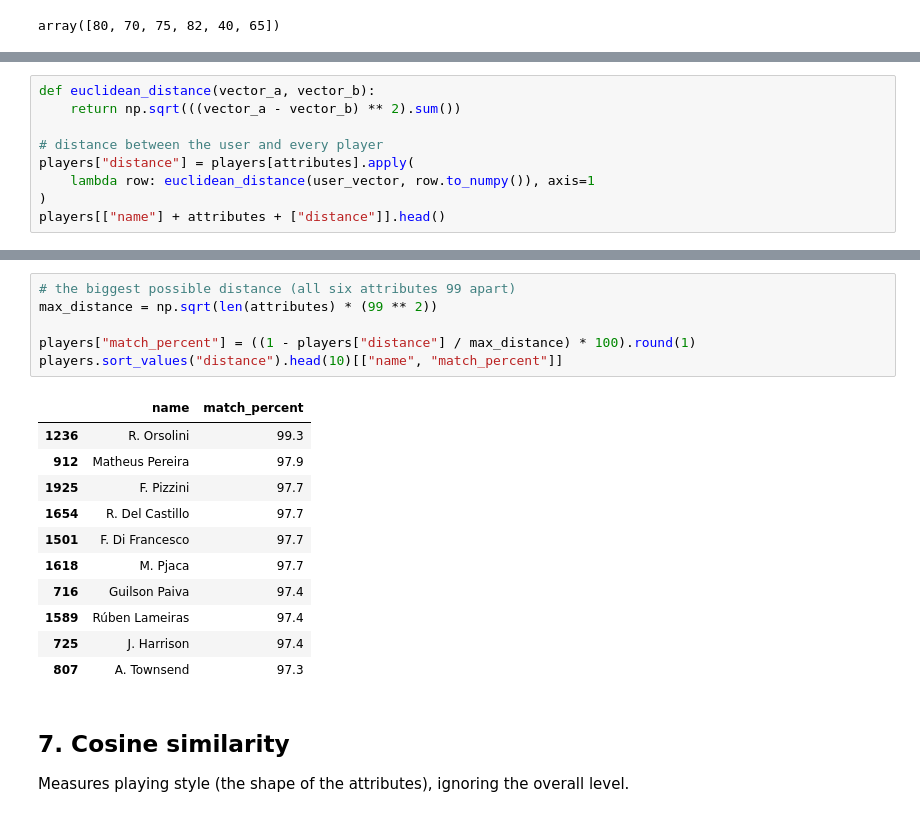
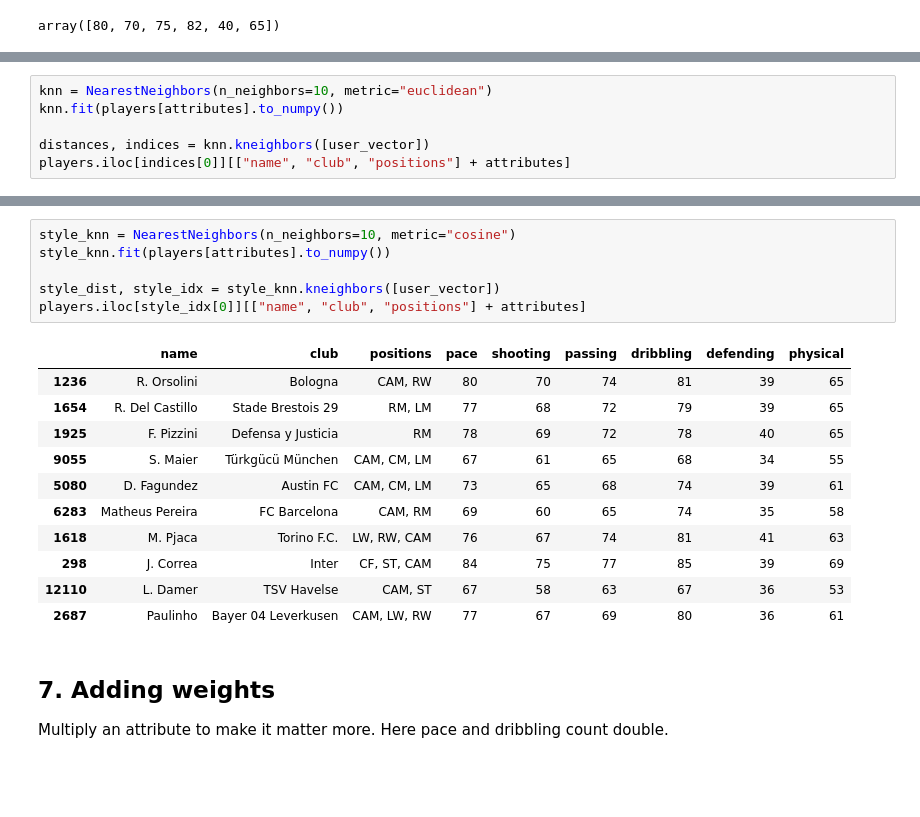
Before and after one commit to Jsn04/ProMatch, a Jupyter notebook: data/similarity.ipynb, the cells around one changed output, grey strips where cells are left out. Saved outputs shown, nothing was run; the diff lists cells and outputs as text; blank space fills up the shorter version.

```diff
--- a/data/similarity.ipynb
+++ b/data/similarity.ipynb
@@ -55,10 +56,7 @@ The overall difference between two players. Smaller = more similar.
 # %%
-def euclidean_distance(vector_a, vector_b):
-    return np.sqrt(((vector_a - vector_b) ** 2).sum())
+knn = NearestNeighbors(n_neighbors=10, metric="euclidean")
+knn.fit(players[attributes].to_numpy())
 
-# distance between the user and every player
-players["distance"] = players[attributes].apply(
-    lambda row: euclidean_distance(user_vector, row.to_numpy()), axis=1
-)
-players[["name"] + attributes + ["distance"]].head()
+distances, indices = knn.kneighbors([user_vector])
+players.iloc[indices[0]][["name", "club", "positions"] + attributes]
 # %% [output]
@@ -94,23 +101,23 @@ Turn the distance into an easy 0-100 score (smaller distance = higher %).
 # %%
-# the biggest possible distance (all six attributes 99 apart)
-max_distance = np.sqrt(len(attributes) * (99 ** 2))
+style_knn = NearestNeighbors(n_neighbors=10, metric="cosine")
+style_knn.fit(players[attributes].to_numpy())
 
-players["match_percent"] = ((1 - players["distance"] / max_distance) * 100).round(1)
-players.sort_values("distance").head(10)[["name", "match_percent"]]
+style_dist, style_idx = style_knn.kneighbors([user_vector])
+players.iloc[style_idx[0]][["name", "club", "positions"] + attributes]
 # %% [output]
-|  | name | match_percent |
-| 1236 | R. Orsolini | 99.3 |
-| 912 | Matheus Pereira | 97.9 |
-| 1925 | F. Pizzini | 97.7 |
-| 1654 | R. Del Castillo | 97.7 |
-| 1501 | F. Di Francesco | 97.7 |
-| 1618 | M. Pjaca | 97.7 |
-| 716 | Guilson Paiva | 97.4 |
-| 1589 | Rúben Lameiras | 97.4 |
-| 725 | J. Harrison | 97.4 |
-| 807 | A. Townsend | 97.3 |
+|  | name | club | positions | pace | shooting | passing | dribbling | defending | physical |
+| 1236 | R. Orsolini | Bologna | CAM, RW | 80 | 70 | 74 | 81 | 39 | 65 |
+| 1654 | R. Del Castillo | Stade Brestois 29 | RM, LM | 77 | 68 | 72 | 79 | 39 | 65 |
+| 1925 | F. Pizzini | Defensa y Justicia | RM | 78 | 69 | 72 | 78 | 40 | 65 |
+| 9055 | S. Maier | Türkgücü München | CAM, CM, LM | 67 | 61 | 65 | 68 | 34 | 55 |
+| 5080 | D. Fagundez | Austin FC | CAM, CM, LM | 73 | 65 | 68 | 74 | 39 | 61 |
+| 6283 | Matheus Pereira | FC Barcelona | CAM, RM | 69 | 60 | 65 | 74 | 35 | 58 |
+| 1618 | M. Pjaca | Torino F.C. | LW, RW, CAM | 76 | 67 | 74 | 81 | 41 | 63 |
+| 298 | J. Correa | Inter | CF, ST, CAM | 84 | 75 | 77 | 85 | 39 | 69 |
+| 12110 | L. Damer | TSV Havelse | CAM, ST | 67 | 58 | 63 | 67 | 36 | 53 |
+| 2687 | Paulinho | Bayer 04 Leverkusen | CAM, LW, RW | 77 | 67 | 69 | 80 | 36 | 61 |
 # %% [markdown]
-## 7. Cosine similarity
+## 7. Adding weights
 
-Measures playing style (the shape of the attributes), ignoring the overall level.
+Multiply an attribute to make it matter more. Here pace and dribbling count double.
 # %%
```
Also changed, not shown: parts of 16 cells of this notebook.
